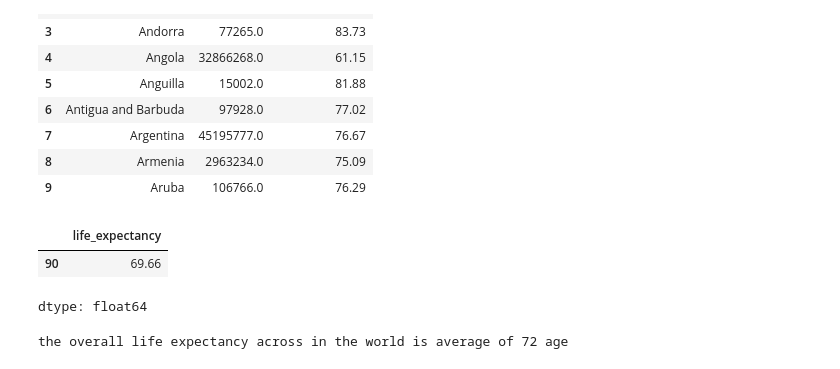
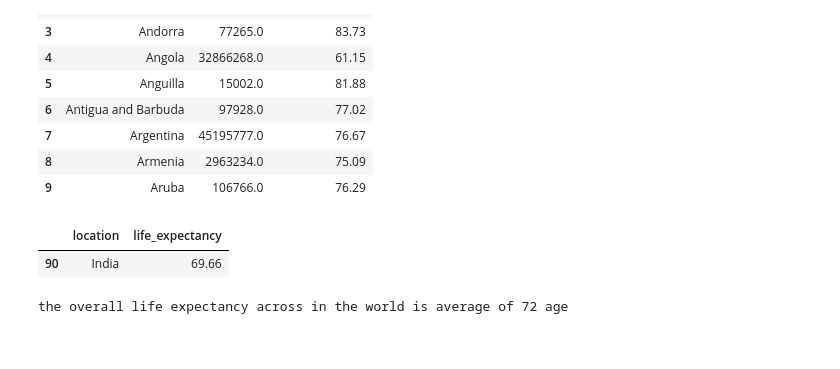
Before and after one commit to shakeelrifathcse/Data_analysis_pract_using_python, a Jupyter notebook: pandas_practice_assignment.ipynb, the cells around one changed output. Saved outputs shown, nothing was run; the diff lists cells and outputs as text; code cells hidden in the pictures.

```diff
--- a/pandas_practice_assignment.ipynb
+++ b/pandas_practice_assignment.ipynb
@@ -185,11 +185,10 @@ c_df[["location","population","life_expectancy"]].head(10)
 | 8 | Armenia | 2963234.0 | 75.09 |
 | 9 | Aruba | 106766.0 | 76.29 |
 # %%
-c_df.loc[c_df['location'] == 'India', 'life_expectancy']
+c_df.loc[c_df['location'] == 'India',["location", 'life_expectancy']]
 # %% [output]
-|  | life_expectancy |
-| 90 | 69.66 |
+|  | location | life_expectancy |
+| 90 | India | 69.66 |
-dtype: float64
 # %%
 # What is the overall life expectancy across in the world?
 
```
Also changed, not shown: parts of 22 cells of this notebook.
